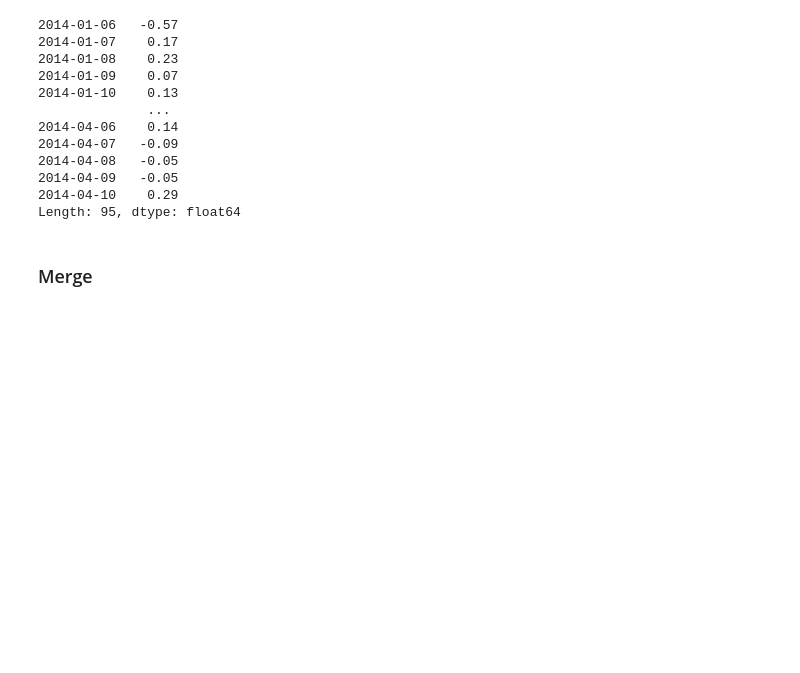
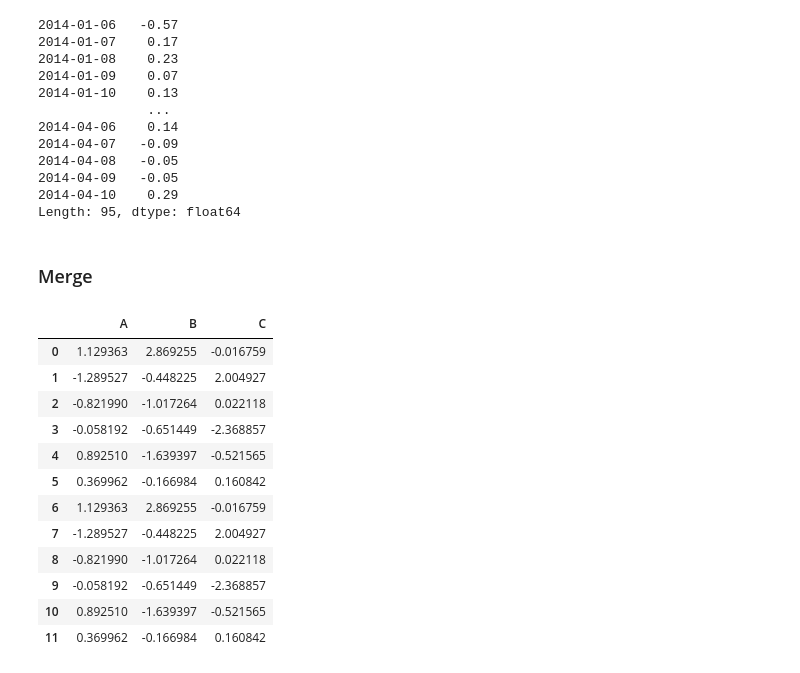
Before and after one commit to onlyabhilash/Feature-Engg, a Jupyter notebook: Pandas/Cooking.ipynb, the cells around one changed output. Saved outputs shown, nothing was run; the diff lists cells and outputs as text; code cells hidden in the pictures; blank space fills up the shorter version.

```diff
--- a/Pandas/Cooking.ipynb
+++ b/Pandas/Cooking.ipynb
@@ -1254,3 +1254,20 @@ Length: 95, dtype: float64
 rng = pd.date_range("2000-01-01", periods=6)
 df1 = pd.DataFrame(np.random.randn(6, 3), index=rng, columns=["A", "B", "C"])
 df2 = df1.copy()
+# %%
+df = df1.append(df2, ignore_index=True)
+df
+# %% [output]
+|  | A | B | C |
+| 0 | 1.129363 | 2.869255 | -0.016759 |
+| 1 | -1.289527 | -0.448225 | 2.004927 |
+| 2 | -0.821990 | -1.017264 | 0.022118 |
+| 3 | -0.058192 | -0.651449 | -2.368857 |
+| 4 | 0.892510 | -1.639397 | -0.521565 |
+| 5 | 0.369962 | -0.166984 | 0.160842 |
+| 6 | 1.129363 | 2.869255 | -0.016759 |
+| 7 | -1.289527 | -0.448225 | 2.004927 |
+| 8 | -0.821990 | -1.017264 | 0.022118 |
+| 9 | -0.058192 | -0.651449 | -2.368857 |
+| 10 | 0.892510 | -1.639397 | -0.521565 |
+| 11 | 0.369962 | -0.166984 | 0.160842 |
```
